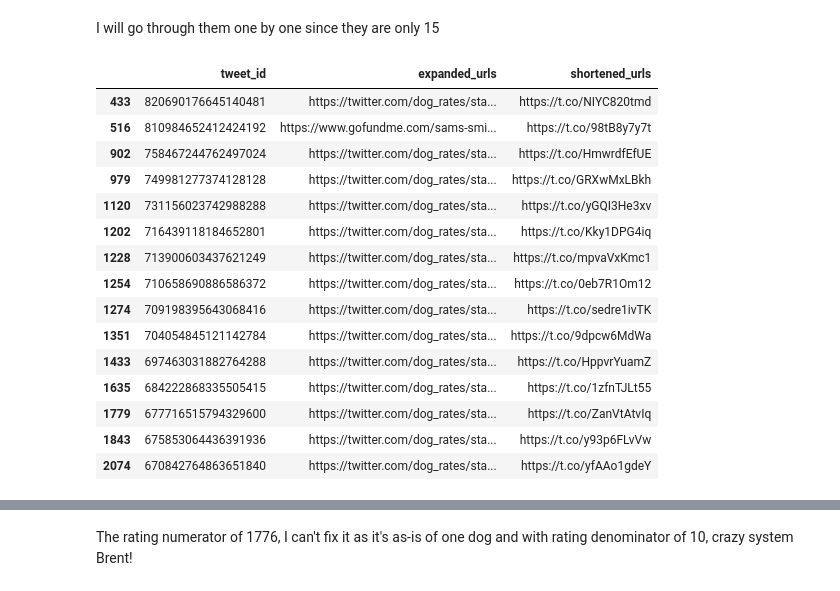
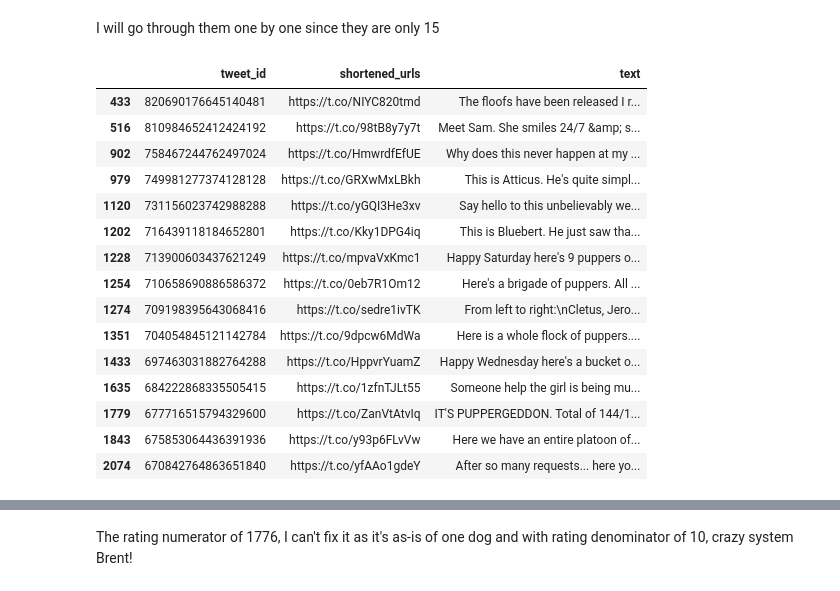
Before and after one commit to AbdelrahmanTorki/Wrangle-and-Analyze-Data, a Jupyter notebook: wrangle_act.ipynb, the cells around one changed output, grey strips where cells are left out. Cells and saved outputs as stored; diff of their text form; code cells hidden in the pictures.

```diff
--- a/wrangle_act.ipynb
+++ b/wrangle_act.ipynb
@@ -539,0 +464,5 @@ dogs_clean.drop(get_index(dogs_clean, 'tweet_id', deleted_tweets_ids), inplace=T
+# %%
+## Dropping deleted tweets
+
+
+dogs_clean.drop(del_tweets_indices, inplace=True)
@@ -763,0 +686,3 @@ On the other hand, some of those null shortened_urls tweets do have expaned_urls
+# %%
+truncated_urls_indices = dogs_clean.text.str.extract('(https?[^\s]+)').dropna().index
+dogs_clean.loc[truncated_urls_indices, 'text'].head()
@@ -763,0 +696,4 @@ On the other hand, some of those null shortened_urls tweets do have expaned_urls
+# %%
+dogs_clean.loc[truncated_urls_indices, 'text'] = dogs_clean.loc[truncated_urls_indices, 'text'].str.replace(
+    '(https?[^\s]*)|([^\s]*t.co[^\s]*)|(\\n)*', ''
+)
@@ -968,7 +954,9 @@ First, I will drop retweets of his if those original tweets exist in the table (
 # %%
 pd.set_option('display.max_rows', 6)
 # %%
-we_rate_dogs_retweets = dogs_clean[dogs_clean.retweeted_status_user_id == '4196983835'].retweeted_status_id.isin(dogs_clean.tweet_id)
+we_rate_dogs_retweets = dogs_clean[
+    dogs_clean.retweeted_status_user_id == '4196983835'
+].retweeted_status_id.isin(dogs_clean.tweet_id)
 # %%
 we_rate_dogs_retweets
 # %% [output]
@@ -1401,22 +1379,22 @@ dogs_clean[dogs_clean.rating_numerator > 16].shape
 # %% [markdown]
 I will go through them one by one since they are only 15
 # %%
-dogs_clean.query('rating_numerator > 16')[['tweet_id', 'expanded_urls', 'shortened_urls']]
+dogs_clean.query('rating_numerator > 16')[['tweet_id', 'shortened_urls', 'text']]
 # %% [output]
-|  | tweet_id | expanded_urls | shortened_urls |
-| 433 | 820690176645140481 | https://twitter.com/dog_rates/sta... | https://t.co/NIYC820tmd |
-| 516 | 810984652412424192 | https://www.gofundme.com/sams-smi... | https://t.co/98tB8y7y7t |
-| 902 | 758467244762497024 | https://twitter.com/dog_rates/sta... | https://t.co/HmwrdfEfUE |
-| 979 | 749981277374128128 | https://twitter.com/dog_rates/sta... | https://t.co/GRXwMxLBkh |
-| 1120 | 731156023742988288 | https://twitter.com/dog_rates/sta... | https://t.co/yGQI3He3xv |
-| 1202 | 716439118184652801 | https://twitter.com/dog_rates/sta... | https://t.co/Kky1DPG4iq |
-| 1228 | 713900603437621249 | https://twitter.com/dog_rates/sta... | https://t.co/mpvaVxKmc1 |
-| 1254 | 710658690886586372 | https://twitter.com/dog_rates/sta... | https://t.co/0eb7R1Om12 |
-| 1274 | 709198395643068416 | https://twitter.com/dog_rates/sta... | https://t.co/sedre1ivTK |
-| 1351 | 704054845121142784 | https://twitter.com/dog_rates/sta... | https://t.co/9dpcw6MdWa |
-| 1433 | 697463031882764288 | https://twitter.com/dog_rates/sta... | https://t.co/HppvrYuamZ |
-| 1635 | 684222868335505415 | https://twitter.com/dog_rates/sta... | https://t.co/1zfnTJLt55 |
-| 1779 | 677716515794329600 | https://twitter.com/dog_rates/sta... | https://t.co/ZanVtAtvIq |
-| 1843 | 675853064436391936 | https://twitter.com/dog_rates/sta... | https://t.co/y93p6FLvVw |
-| 2074 | 670842764863651840 | https://twitter.com/dog_rates/sta... | https://t.co/yfAAo1gdeY |
+|  | tweet_id | shortened_urls | text |
+| 433 | 820690176645140481 | https://t.co/NIYC820tmd | The floofs have been released I r... |
+| 516 | 810984652412424192 | https://t.co/98tB8y7y7t | Meet Sam. She smiles 24/7 &amp; s... |
+| 902 | 758467244762497024 | https://t.co/HmwrdfEfUE | Why does this never happen at my ... |
+| 979 | 749981277374128128 | https://t.co/GRXwMxLBkh | This is Atticus. He's quite simpl... |
+| 1120 | 731156023742988288 | https://t.co/yGQI3He3xv | Say hello to this unbelievably we... |
+| 1202 | 716439118184652801 | https://t.co/Kky1DPG4iq | This is Bluebert. He just saw tha... |
+| 1228 | 713900603437621249 | https://t.co/mpvaVxKmc1 | Happy Saturday here's 9 puppers o... |
+| 1254 | 710658690886586372 | https://t.co/0eb7R1Om12 | Here's a brigade of puppers. All ... |
+| 1274 | 709198395643068416 | https://t.co/sedre1ivTK | From left to right:\nCletus, Jero... |
+| 1351 | 704054845121142784 | https://t.co/9dpcw6MdWa | Here is a whole flock of puppers.... |
+| 1433 | 697463031882764288 | https://t.co/HppvrYuamZ | Happy Wednesday here's a bucket o... |
+| 1635 | 684222868335505415 | https://t.co/1zfnTJLt55 | Someone help the girl is being mu... |
+| 1779 | 677716515794329600 | https://t.co/ZanVtAtvIq | IT'S PUPPERGEDDON. Total of 144/1... |
+| 1843 | 675853064436391936 | https://t.co/y93p6FLvVw | Here we have an entire platoon of... |
+| 2074 | 670842764863651840 | https://t.co/yfAAo1gdeY | After so many requests... here yo... |
 # %%
```
Also changed, not shown: parts of 202 cells of this notebook.
